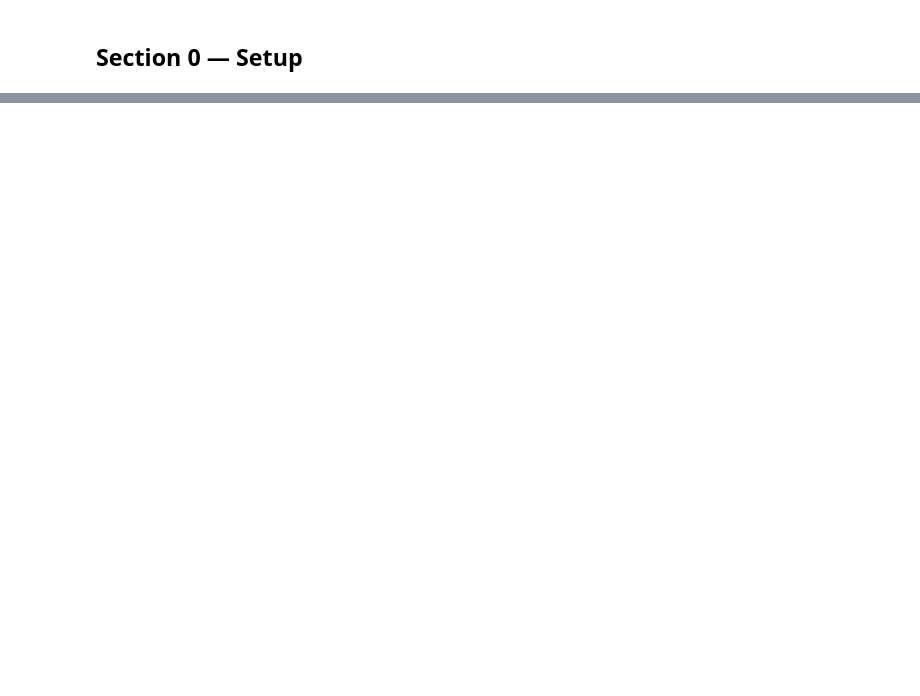
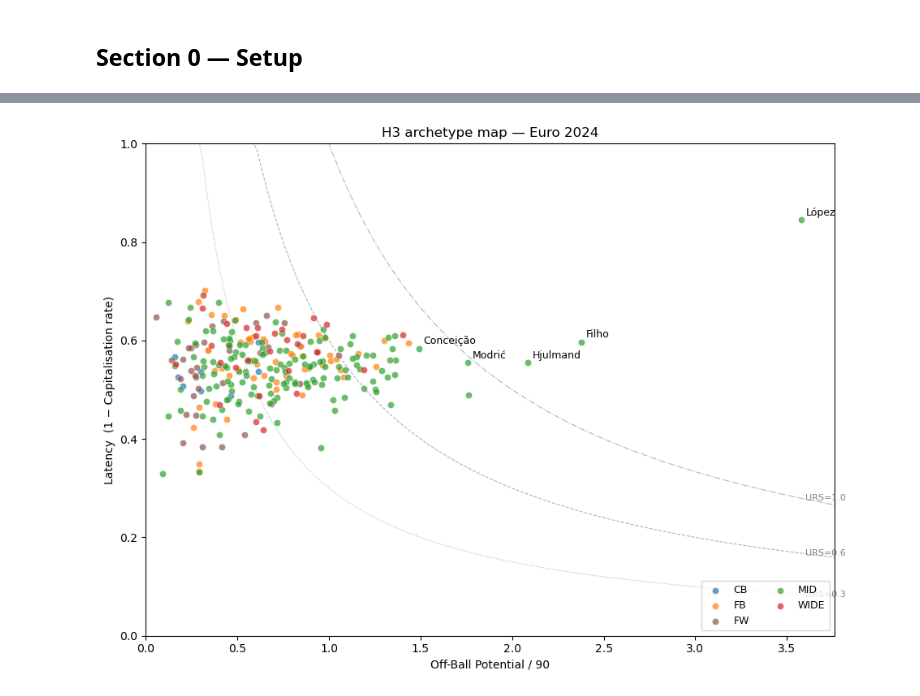
Before and after one commit to ArMat-Analytics/Contextual-Football-Scouting, a Jupyter notebook: Off_Ball_Movement/notebooks/H3-Off_Ball_Movement.ipynb, the cells around one changed output, grey strips where cells are left out. Drawn from its saved outputs; the diff is of its cells as text; code cells hidden in the pictures; blank space fills up the shorter version.

```diff
--- a/Off_Ball_Movement/notebooks/H3-Off_Ball_Movement.ipynb
+++ b/Off_Ball_Movement/notebooks/H3-Off_Ball_Movement.ipynb
@@ -1020,0 +598,37 @@ Series([], )
+# %%
+ROLE_COLORS = {'CB':'#1f77b4', 'FB':'#ff7f0e', 'MID':'#2ca02c',
+               'CAM':'#9467bd', 'WIDE':'#d62728', 'FW':'#8c564b'}
+
+fig, ax = plt.subplots(figsize=(9.5, 7))
+for role, sub in elig.groupby('macro_role'):
+    ax.scatter(sub['off_ball_potential_per90'], sub['latency_rate'],
+               c=ROLE_COLORS.get(role, 'grey'), label=role,
+               s=35, alpha=0.7, edgecolors='white', linewidths=0.4)
+
+# Iso-URS reference contours (URS = Pot · Lat = const).
+import numpy as np
+x_max = elig['off_ball_potential_per90'].max() * 1.05
+xs = np.linspace(0.05, x_max, 200)
+for urs_lvl, ls in [(0.3, ':'), (0.6, '--'), (1.0, '-.')]:
+    ys = np.clip(urs_lvl / xs, 0, 1)
+    ax.plot(xs, ys, ls, color='grey', lw=0.8, alpha=0.6)
+    # label at the right edge
+    xi = x_max * 0.95
+    yi = urs_lvl / xi
+    if 0 < yi < 1:
+        ax.text(xi, yi, f'  URS={urs_lvl}', fontsize=8, color='grey', va='center')
+
+# Annotate the top-5 by URS /90
+for _, r in elig.nlargest(5, 'urs_per90').iterrows():
+    ax.annotate(r['player'].split()[-1],
+                (r['off_ball_potential_per90'], r['latency_rate']),
+                xytext=(4, 4), textcoords='offset points', fontsize=9)
+
+ax.set_xlabel('Off-Ball Potential / 90')
+ax.set_ylabel('Latency  (1 − Capitalisation rate)')
+ax.set_title('H3 archetype map — Euro 2024')
+ax.set_xlim(0, x_max); ax.set_ylim(0, 1)
+ax.legend(loc='lower right', fontsize=9, ncol=2)
+plt.tight_layout(); plt.show()
+# %% [output]
+[figure, added]
```
Also changed, not shown: parts of 81 cells of this notebook, 14 other files.
